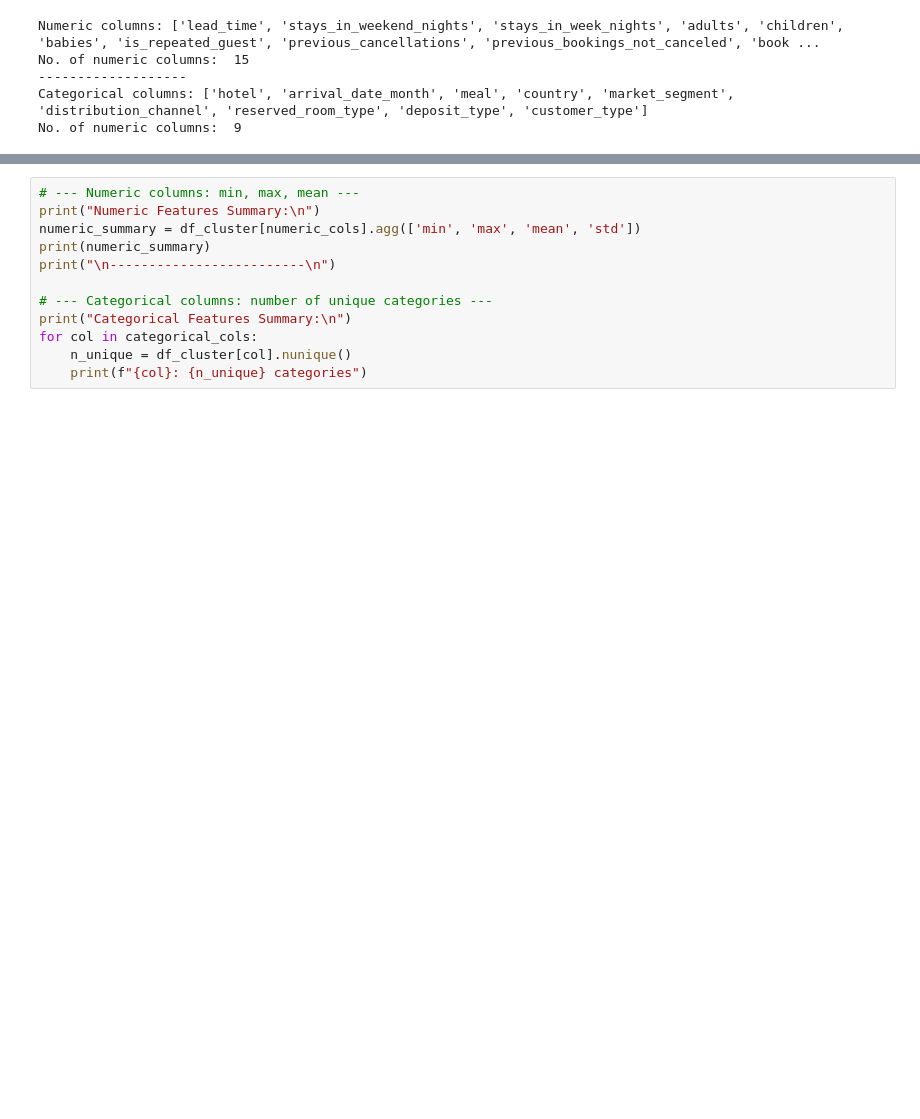
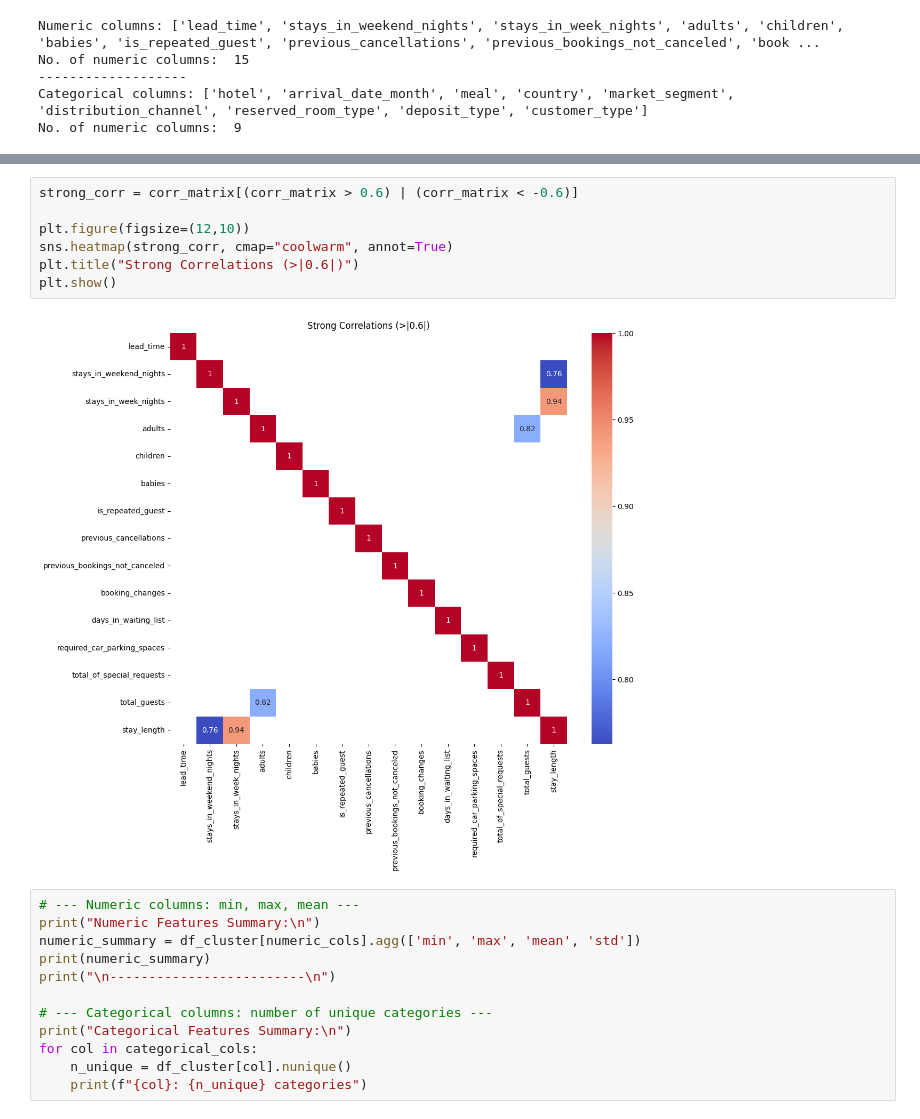
Before and after one commit to UtsavAch/HotelBooking-UnsupervisedLearning, a Jupyter notebook: main.ipynb, the cells around one changed output, grey strips where cells are left out. Saved outputs shown, nothing was run; the diff lists cells and outputs as text; blank space fills up the shorter version.

```diff
--- a/main.ipynb
+++ b/main.ipynb
@@ -300,3 +321,12 @@ No. of numeric columns:  9
+# %%
+strong_corr = corr_matrix[(corr_matrix > 0.6) | (corr_matrix < -0.6)]
+
+plt.figure(figsize=(12,10))
+sns.heatmap(strong_corr, cmap="coolwarm", annot=True)
+plt.title("Strong Correlations (>|0.6|)")
+plt.show()
+# %% [output]
+[figure, added]
 # %%
 # --- Numeric columns: min, max, mean ---
 print("Numeric Features Summary:\n")
```
Also changed, not shown: parts of 16 cells of this notebook.
